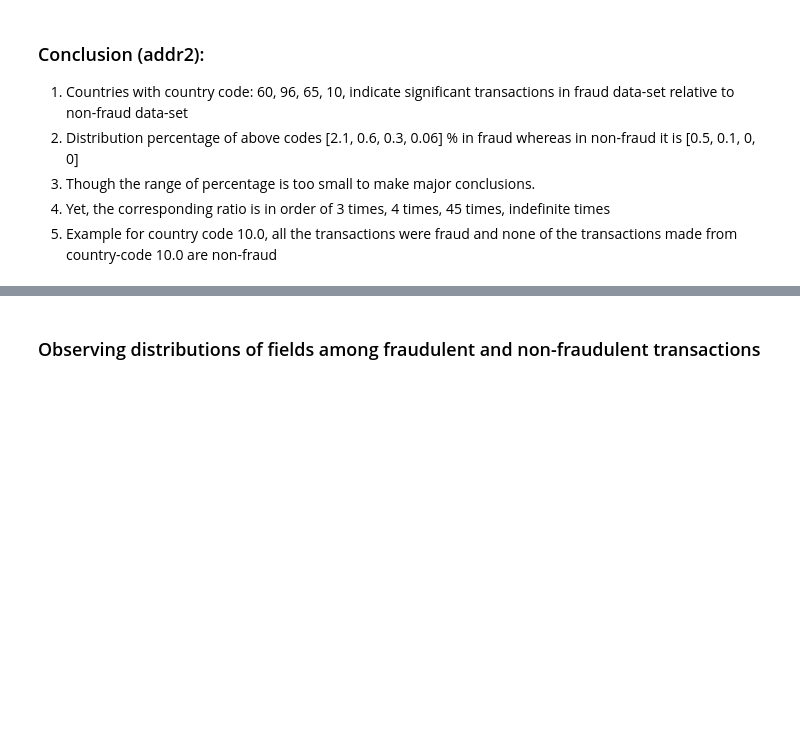
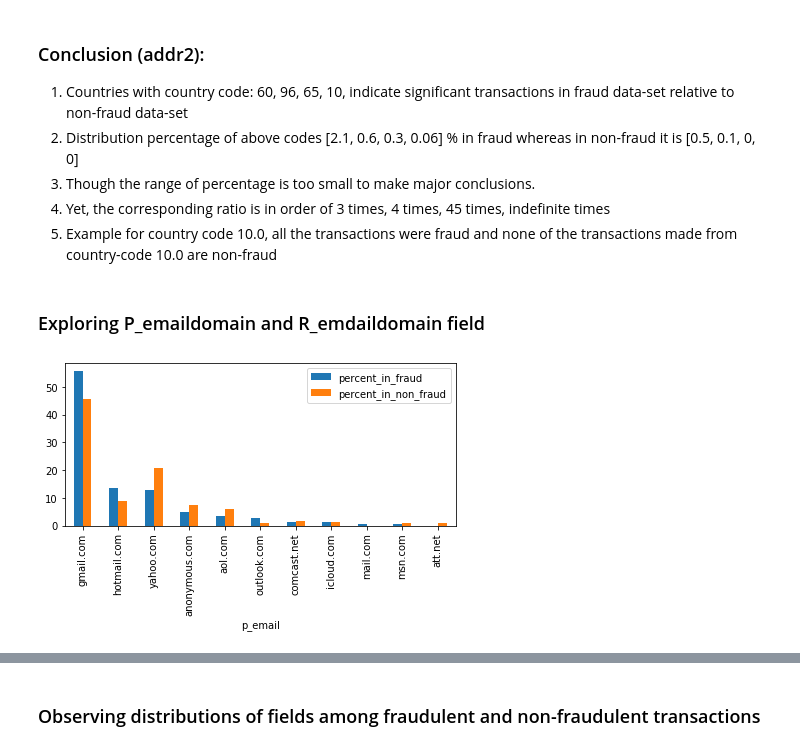
Before and after one commit to ParasAvkirkar/IEEEFraudDetection, a Jupyter notebook: analysis/analysisNotebook.ipynb, the cells around one changed output, grey strips where cells are left out. Drawn from its saved outputs; the diff is of its cells as text; code cells hidden in the pictures; blank space fills up the shorter version.

Commit message:
implement kaggle submission pipeline, add analysis for P_emaildomain and R_emaildomain feature

```diff
--- a/analysis/analysisNotebook.ipynb
+++ b/analysis/analysisNotebook.ipynb
@@ -348,3 +343,23 @@ combined_addr2_freq.head(10)
 3.  Though the range of percentage is too small to make major conclusions.
 4.  Yet, the corresponding ratio is in order of 3 times, 4 times, 45 times, indefinite times
 5.  Example for country code 10.0, all the transactions were fraud and none of the transactions made from country-code 10.0 are non-fraud
+# %% [markdown]
+### Exploring P_emaildomain and R_emdaildomain field
+# %%
+fraud_p_email_freq =  fraudulent_df.P_emaildomain.value_counts().sort_values(ascending=False)
+fraud_p_email_freq = fraud_p_email_freq.rename_axis('p_email').reset_index(name='freq')
+fraud_p_email_freq['percent'] = fraud_p_email_freq['freq'] * 100.0 / fraud_p_email_freq.freq.sum()
+fraud_p_email_freq = fraud_p_email_freq[0:10]
+
+non_fraud_p_email_freq = non_fraudulent_df.P_emaildomain.value_counts().sort_values(ascending=False)
+non_fraud_p_email_freq = non_fraud_p_email_freq.rename_axis('p_email').reset_index(name='freq')
+non_fraud_p_email_freq['percent'] = non_fraud_p_email_freq['freq'] * 100.0 / non_fraud_p_email_freq.freq.sum()
+non_fraud_p_email_freq = non_fraud_p_email_freq[0:10]
+
+combined_p_email_freq = pd.merge(fraud_p_email_freq, non_fraud_p_email_freq, how='outer', on='p_email', suffixes=["_in_fraud", "_in_non_fraud"])
+combined_p_email_freq = combined_p_email_freq.fillna(0.0)
+
+combined_p_email_freq[['p_email', 'percent_in_fraud', 'percent_in_non_fraud']].plot.bar(x='p_email')
+plt.tight_layout()
+# %% [output]
+[figure, added]
```
Also changed, not shown: parts of 9 cells of this notebook, 2 other files.
